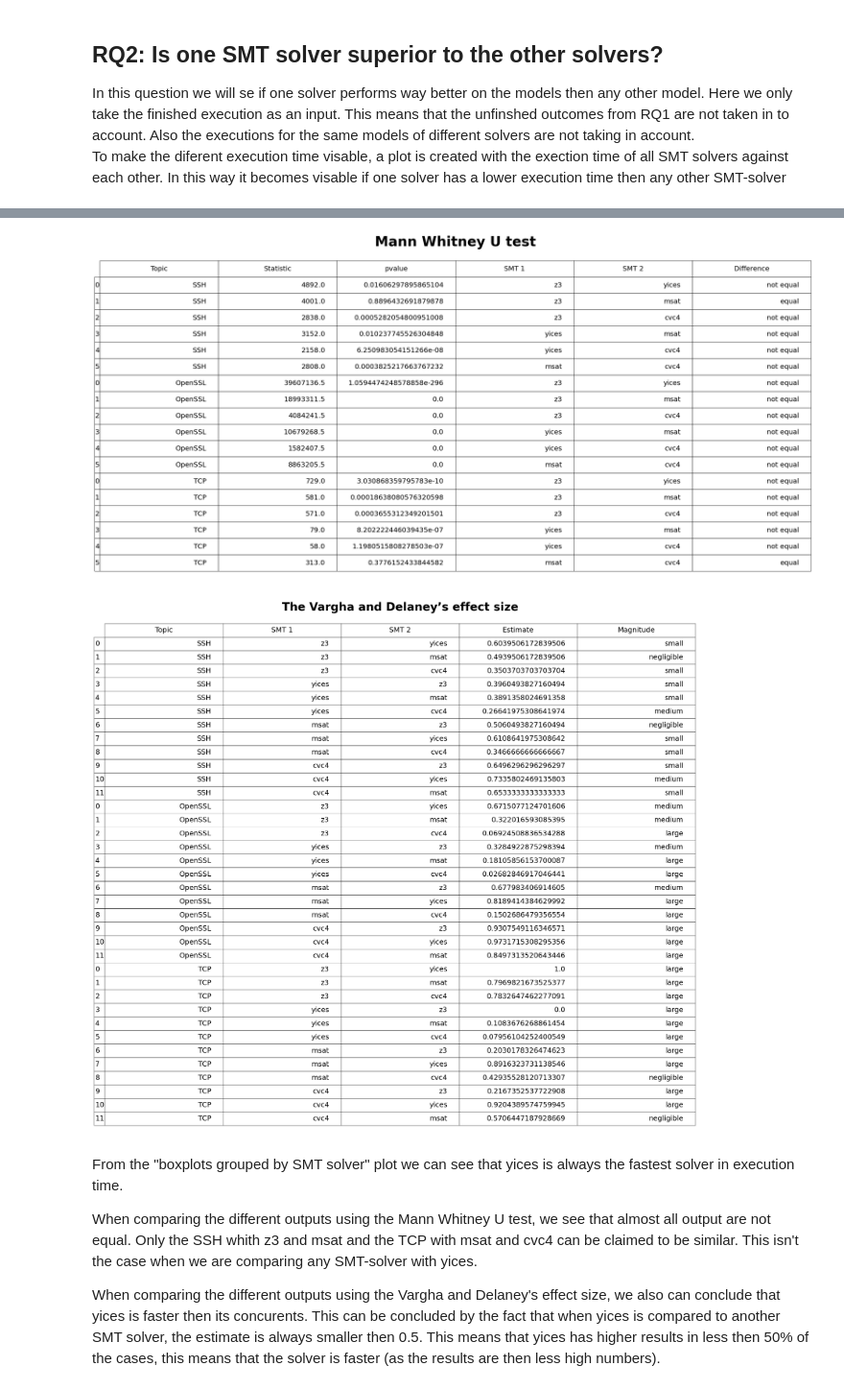
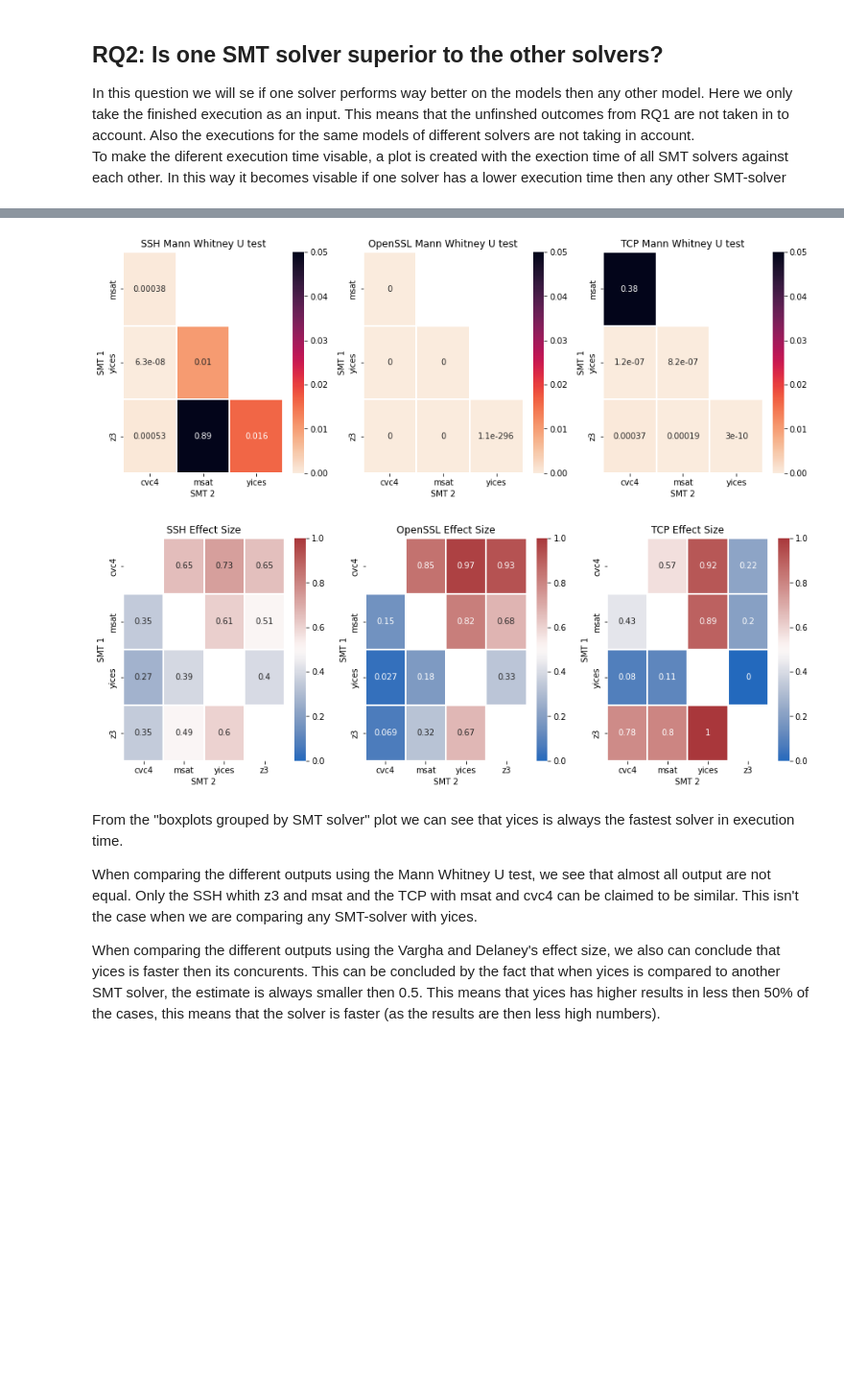
Before and after one commit to GianniM123/ResearchInternship, a Jupyter notebook: statistics/statistics.ipynb, the cells around one changed output, grey strips where cells are left out. Shown at 96% size. Cells and saved outputs as stored; diff of their text form; code cells hidden in the pictures; blank space fills up the shorter version.

Commit message:
added seaborn heatmaps

```diff
--- a/statistics/statistics.ipynb
+++ b/statistics/statistics.ipynb
@@ -113,14 +120,14 @@ def mannwhitneyu(dataframe):
     yices_frame = dataframe[dataframe["SMT solver"] == "yices"]["total seconds"]
     msat_frame = dataframe[dataframe["SMT solver"] == "msat"]["total seconds"]
     cvc4_frame = dataframe[dataframe["SMT solver"] == "cvc4"]["total seconds"]
-    return_list.append(stats.mannwhitneyu(z3_frame, yices_frame) + ("z3", "yices"))
-    return_list.append(stats.mannwhitneyu(z3_frame, msat_frame) + ("z3", "msat"))
-    return_list.append(stats.mannwhitneyu(z3_frame, cvc4_frame) + ("z3", "cvc4"))
-    return_list.append(stats.mannwhitneyu(yices_frame, msat_frame) + ("yices", "msat"))
-    return_list.append(stats.mannwhitneyu(yices_frame, cvc4_frame) + ("yices", "cvc4"))
-    return_list.append(stats.mannwhitneyu(msat_frame, cvc4_frame) + ("msat", "cvc4"))
+    return_list.append(("z3", "yices") + stats.mannwhitneyu(z3_frame, yices_frame) )
+    return_list.append(("z3", "msat") + stats.mannwhitneyu(z3_frame, msat_frame))
+    return_list.append(("z3", "cvc4") + stats.mannwhitneyu(z3_frame, cvc4_frame))
+    return_list.append(("yices", "msat") + stats.mannwhitneyu(yices_frame, msat_frame))
+    return_list.append(("yices", "cvc4") + stats.mannwhitneyu(yices_frame, cvc4_frame))
+    return_list.append(("msat", "cvc4") + stats.mannwhitneyu(msat_frame, cvc4_frame))
     return_frame = pandas.DataFrame(return_list)
-    return_frame = return_frame.rename(columns={0: "Statistic", 1: "pvalue", 2: "SMT 1", 3: "SMT 2"})
+    return_frame = return_frame.rename(columns={0: "SMT 1", 1: "SMT 2", 2: "Statistic", 3: "pvalue"})
     return return_frame
 
 
@@ -152,70 +159,49 @@ def effect_size_per_topic(dataframe):
     dataframe.insert(3,"total seconds", [ (i+j) for i,j in zip(dataframe['incoming time'], dataframe['outgoing time'])])
     z3_frame = dataframe[dataframe["SMT solver"] == "z3"]["total seconds"]
     yices_frame = dataframe[dataframe["SMT solver"] == "yices"]["total seconds"]
     msat_frame = dataframe[dataframe["SMT solver"] == "msat"]["total seconds"]
     cvc4_frame = dataframe[dataframe["SMT solver"] == "cvc4"]["total seconds"]
 
     effect_size_list = []
     effect_size_list.append(("z3", "yices") + VD_A(z3_frame.tolist(),yices_frame.tolist()))
     effect_size_list.append(("z3", "msat") + VD_A(z3_frame.tolist(),msat_frame.tolist()))
     effect_size_list.append(("z3", "cvc4") + VD_A(z3_frame.tolist(),cvc4_frame.tolist()))
     effect_size_list.append(("yices", "z3") + VD_A(yices_frame.tolist(),z3_frame.tolist()))
     effect_size_list.append(("yices", "msat") + VD_A(yices_frame.tolist(),msat_frame.tolist()))
     effect_size_list.append(("yices", "cvc4") + VD_A(yices_frame.tolist(),cvc4_frame.tolist()))
     effect_size_list.append(("msat", "z3") + VD_A(msat_frame.tolist(),z3_frame.tolist()))
     effect_size_list.append(("msat", "yices") + VD_A(msat_frame.tolist(),yices_frame.tolist()))
     effect_size_list.append(("msat", "cvc4") + VD_A(msat_frame.tolist(),cvc4_frame.tolist()))
     effect_size_list.append(("cvc4", "z3") + VD_A(cvc4_frame.tolist(),z3_frame.tolist()))
     effect_size_list.append(("cvc4", "yices") + VD_A(cvc4_frame.tolist(),yices_frame.tolist()))
     effect_size_list.append(("cvc4", "msat") + VD_A(cvc4_frame.tolist(),msat_frame.tolist()))
     effect_size_frame = pandas.DataFrame(effect_size_list)
     effect_size_frame = effect_size_frame.rename(columns={0: "SMT 1", 1: "SMT 2", 2: "Estimate", 3: "Magnitude"})
     return effect_size_frame
 
-def draw_table_frame(dataframe, title, y_size):
-    fig, ax = plt.subplots(figsize=(15,y_size))
-
-    fig.patch.set_visible(False)
-    ax.axis('off')
-    ax.axis('tight')
-
-    table = ax.table(cellText = dataframe.values,
-              rowLabels = dataframe.index,
-              colLabels = dataframe.columns,
-              loc = "center"
-             )
-
-    table.scale(2.5, 4)
-    table.set_fontsize(25)
-    ax.set_title(title, weight='bold', size=40)
-    plt.show()
+def draw_heatmap(dataframe, title, index, vmax, vmin, cmap, ax):
+    sns.heatmap(dataframe.pivot("SMT 1", "SMT 2",index), annot=True, linewidths=.2, vmax=vmax, vmin=vmin, cmap=cmap, ax=ax)
+    ax.set_title(title)
 
 
+fig, axs = plt.subplots(1, 3,figsize=(15,5))
+ssh_mannwhitneyu_result = mannwhitneyu(ssh_dataframe.copy())
+draw_heatmap(ssh_mannwhitneyu_result, "SSH Mann Whitney U test", "pvalue", 0.05, 0, "rocket_r", axs[0])
+openssl_mannwhitneyu_result = mannwhitneyu(openssl_dataframe.copy())
+draw_heatmap(openssl_mannwhitneyu_result, "OpenSSL Mann Whitney U test","pvalue", 0.05, 0, "rocket_r", axs[1])
+tcp_mannwhitneyu_result = mannwhitneyu(tcp_dataframe.copy())
+draw_heatmap(tcp_mannwhitneyu_result, "TCP Mann Whitney U test","pvalue", 0.05, 0, "rocket_r", axs[2])
 
-ssh_mannwhitneyu_result = mannwhitneyu(ssh_dataframe.copy())
-ssh_mannwhitneyu_result.insert(0,"Topic", [ "SSH"  for i in ssh_mannwhitneyu_result['SMT 1']])
-openssl_mannwhitneyu_result = mannwhitneyu(openssl_dataframe.copy())
-openssl_mannwhitneyu_result.insert(0,"Topic", [ "OpenSSL"  for i in ssh_mannwhitneyu_result['SMT 1']])
-tcp_mannwhitneyu_result = mannwhitneyu(tcp_dataframe.copy())
-tcp_mannwhitneyu_result.insert(0,"Topic", [ "TCP"  for i in ssh_mannwhitneyu_result['SMT 1']])
-
-mannwhitneyu_frame = pandas.concat([ssh_mannwhitneyu_result, openssl_mannwhitneyu_result, tcp_mannwhitneyu_result], join='inner')
-mannwhitneyu_frame.insert(5,"Difference", [ "equal" if i > 0.05 else "not equal"  for i in mannwhitneyu_frame['pvalue']])
-
-draw_table_frame(mannwhitneyu_frame, "Mann Whitney U test",18)
-
+fig, axs = plt.subplots(1, 3,figsize=(15,5))
 ssh_effect_size_frame = effect_size_per_topic(ssh_dataframe.copy())
-ssh_effect_size_frame.insert(0,"Topic", [ "SSH"  for i in ssh_effect_size_frame['SMT 1']])
+draw_heatmap(ssh_effect_size_frame, "SSH Effect Size", "Estimate", 1, 0, "vlag", axs[0])
 openssl_effect_size_frame = effect_size_per_topic(openssl_dataframe.copy())
-openssl_effect_size_frame.insert(0,"Topic", [ "OpenSSL"  for i in openssl_effect_size_frame['SMT 1']])
+draw_heatmap(openssl_effect_size_frame, "OpenSSL Effect Size", "Estimate", 1, 0, "vlag", axs[1])
 tcp_effect_size_frame = effect_size_per_topic(tcp_dataframe.copy())
-tcp_effect_size_frame.insert(0,"Topic", [ "TCP"  for i in ssh_effect_size_frame['SMT 1']])
-
-effect_size_frame = pandas.concat([ssh_effect_size_frame, openssl_effect_size_frame, tcp_effect_size_frame])
-draw_table_frame(effect_size_frame, "The Vargha and Delaney’s effect size",34)
+draw_heatmap(tcp_effect_size_frame, "TCP Effect Size", "Estimate", 1, 0, "vlag", axs[2])
 # %% [output]
-[figure, old version]
+[figure, new version]
-[figure, old version]
+[figure, new version]
 # %% [markdown]
 From the "boxplots grouped by SMT solver" plot we can see that yices is always the fastest solver in execution time.
 
```
Also changed, not shown: parts of 4 cells of this notebook, 1 other file.
